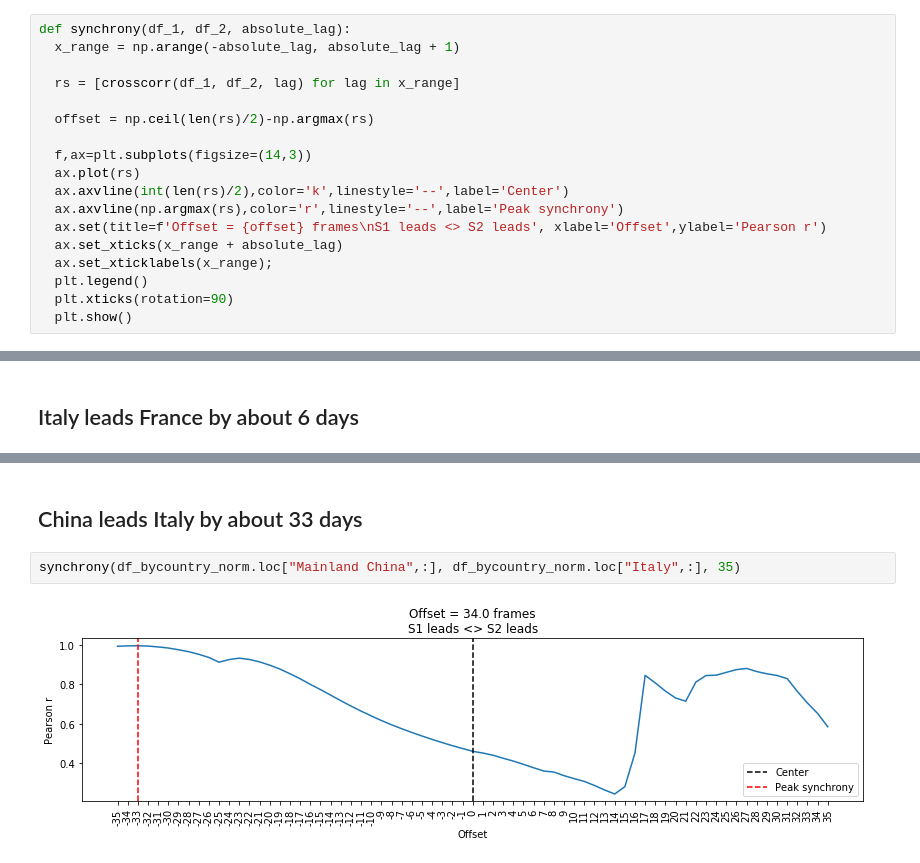
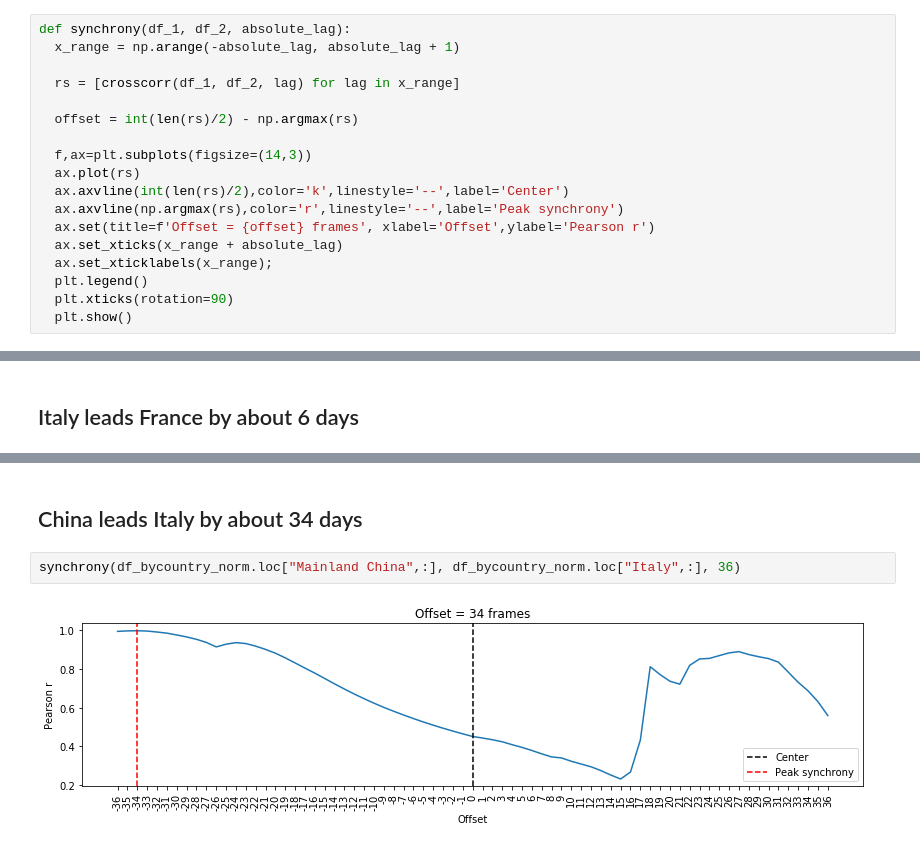
Before and after one commit to ClementBM/Experiment_Coronavius, a Jupyter notebook: notebook/Coronavirus_By_Country.ipynb, the cells around one changed output, grey strips where cells are left out. Saved outputs shown, nothing was run; the diff lists cells and outputs as text.

```diff
--- a/notebook/Coronavirus_By_Country.ipynb
+++ b/notebook/Coronavirus_By_Country.ipynb
@@ -182,13 +193,13 @@ def synchrony(df_1, df_2, absolute_lag):
 
   rs = [crosscorr(df_1, df_2, lag) for lag in x_range]
 
-  offset = np.ceil(len(rs)/2)-np.argmax(rs)
+  offset = int(len(rs)/2) - np.argmax(rs)
 
   f,ax=plt.subplots(figsize=(14,3))
   ax.plot(rs)
   ax.axvline(int(len(rs)/2),color='k',linestyle='--',label='Center')
   ax.axvline(np.argmax(rs),color='r',linestyle='--',label='Peak synchrony')
-  ax.set(title=f'Offset = {offset} frames\nS1 leads <> S2 leads', xlabel='Offset',ylabel='Pearson r')
+  ax.set(title=f'Offset = {offset} frames', xlabel='Offset',ylabel='Pearson r')
   ax.set_xticks(x_range + absolute_lag)
   ax.set_xticklabels(x_range);
   plt.legend()
@@ -233,7 +244,7 @@ plot_with_lag(df_bycountry, "Italy", "France", -6)
 # %% [markdown]
-## China leads Italy by about 33 days
+## China leads Italy by about 34 days
 # %%
-synchrony(df_bycountry_norm.loc["Mainland China",:], df_bycountry_norm.loc["Italy",:], 35)
+synchrony(df_bycountry_norm.loc["Mainland China",:], df_bycountry_norm.loc["Italy",:], 36)
 # %% [output]
-[figure, old version]
+[figure, new version]
 # %%
```
Also changed, not shown: parts of 12 cells of this notebook, 2 other files.
